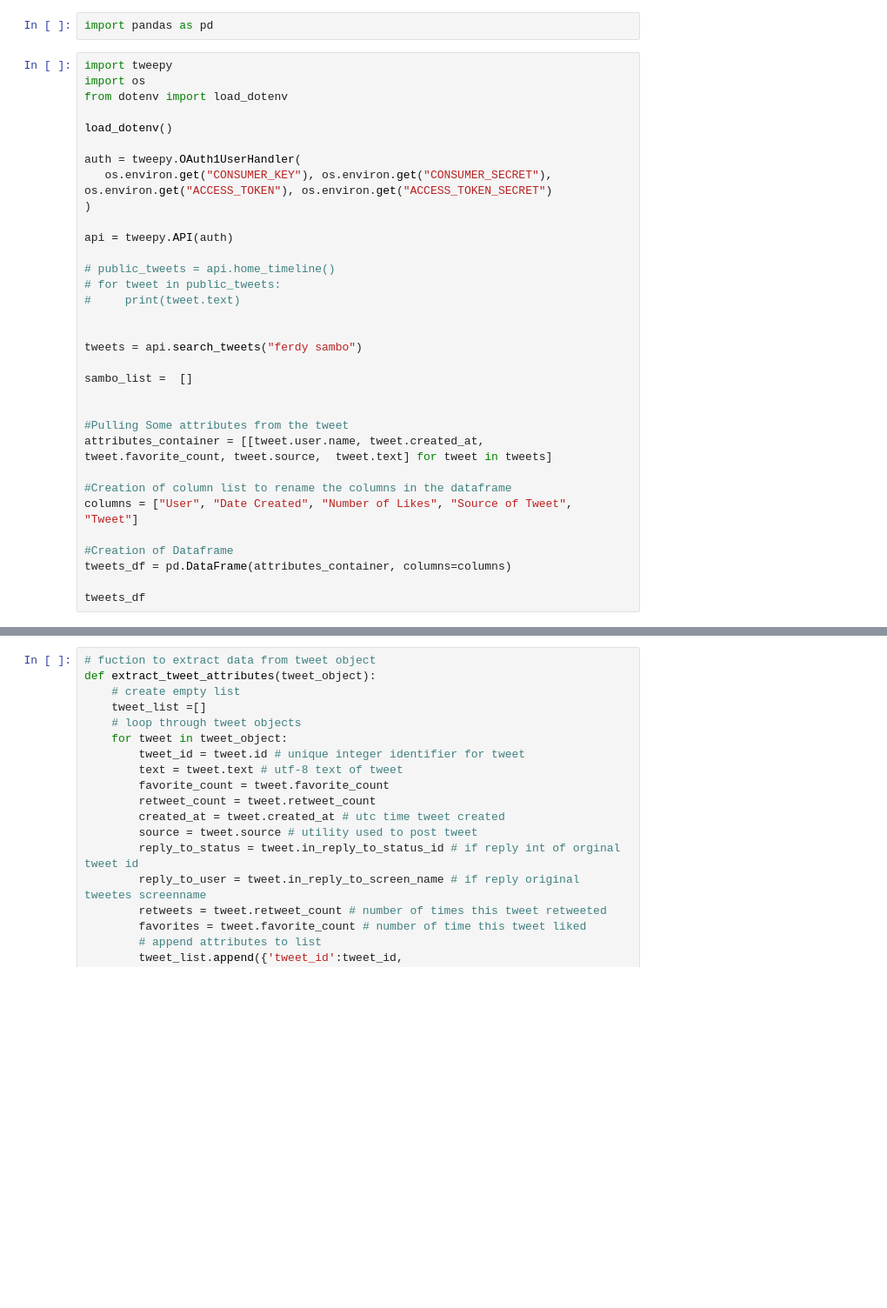
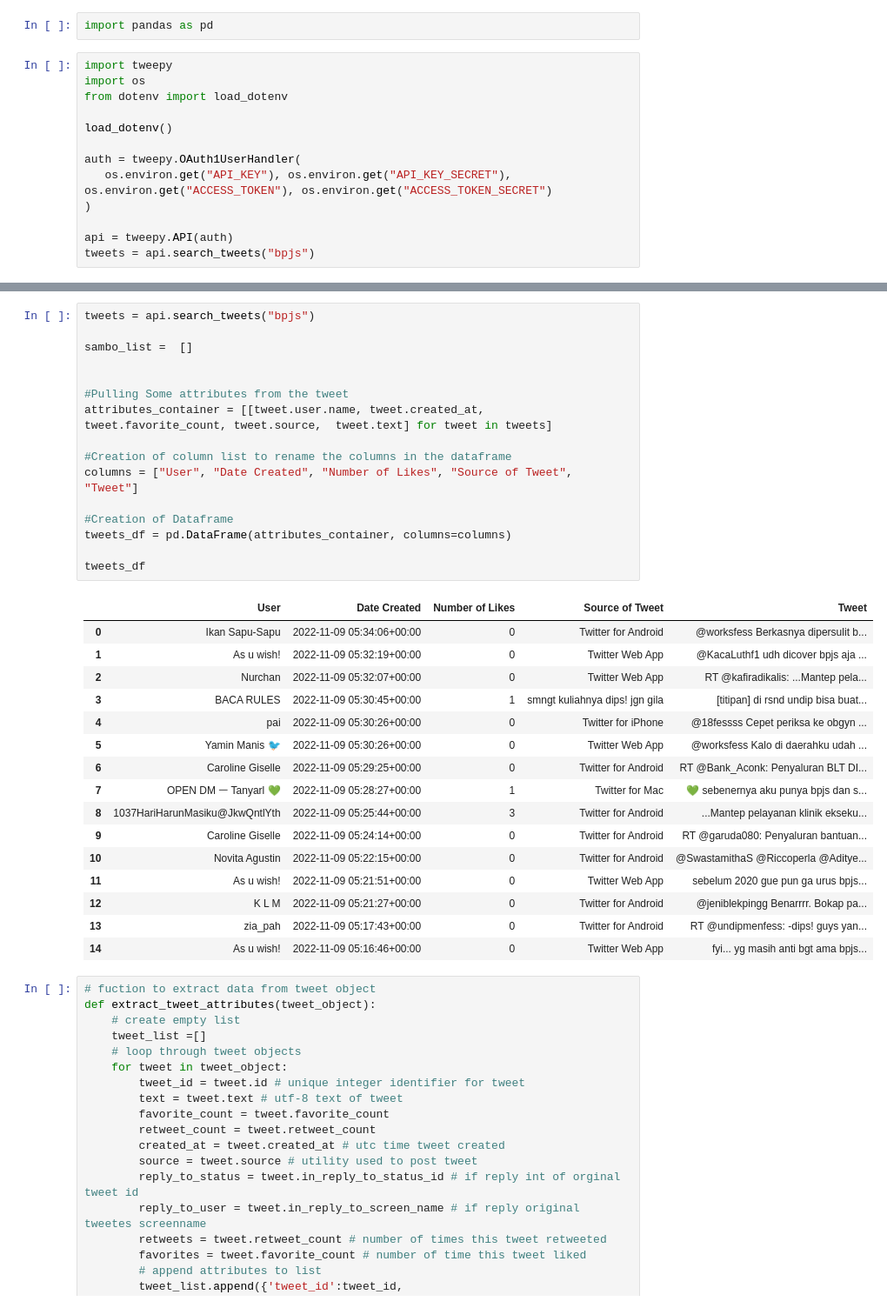
Before and after one commit to zulkarnen-force/twitter-scrawling, a Jupyter notebook: main.ipynb, the cells around one changed output, grey strips where cells are left out. Shown: that part at 87% size. Saved outputs shown, nothing was run; the diff lists cells and outputs as text; blank space fills up the shorter version.

```diff
--- a/main.ipynb
+++ b/main.ipynb
@@ -8,28 +8,8 @@ from dotenv import load_dotenv
 load_dotenv()
 
 auth = tweepy.OAuth1UserHandler(
-   os.environ.get("CONSUMER_KEY"), os.environ.get("CONSUMER_SECRET"), os.environ.get("ACCESS_TOKEN"), os.environ.get("ACCESS_TOKEN_SECRET")
+   os.environ.get("API_KEY"), os.environ.get("API_KEY_SECRET"), os.environ.get("ACCESS_TOKEN"), os.environ.get("ACCESS_TOKEN_SECRET")
 )
 
 api = tweepy.API(auth)
-
-# public_tweets = api.home_timeline()
-# for tweet in public_tweets:
-#     print(tweet.text)
-
-
-tweets = api.search_tweets("ferdy sambo")
-
-sambo_list =  []
-
-
-#Pulling Some attributes from the tweet
-attributes_container = [[tweet.user.name, tweet.created_at, tweet.favorite_count, tweet.source,  tweet.text] for tweet in tweets]
-
-#Creation of column list to rename the columns in the dataframe
-columns = ["User", "Date Created", "Number of Likes", "Source of Tweet", "Tweet"]
-
-#Creation of Dataframe
-tweets_df = pd.DataFrame(attributes_container, columns=columns)
-
-tweets_df
+tweets = api.search_tweets("bpjs")
@@ -53,3 +19,36 @@ tweets_df
+# %%
+tweets = api.search_tweets("bpjs")
+
+sambo_list =  []
+
+
+#Pulling Some attributes from the tweet
+attributes_container = [[tweet.user.name, tweet.created_at, tweet.favorite_count, tweet.source,  tweet.text] for tweet in tweets]
+
+#Creation of column list to rename the columns in the dataframe
+columns = ["User", "Date Created", "Number of Likes", "Source of Tweet", "Tweet"]
+
+#Creation of Dataframe
+tweets_df = pd.DataFrame(attributes_container, columns=columns)
+
+tweets_df
+# %% [output]
+|  | User | Date Created | Number of Likes | Source of Tweet | Tweet |
+| 0 | Ikan Sapu-Sapu | 2022-11-09 05:34:06+00:00 | 0 | Twitter for Android | @worksfess Berkasnya dipersulit b... |
+| 1 | As u wish! | 2022-11-09 05:32:19+00:00 | 0 | Twitter Web App | @KacaLuthf1 udh dicover bpjs aja ... |
+| 2 | Nurchan | 2022-11-09 05:32:07+00:00 | 0 | Twitter Web App | RT @kafiradikalis: ...Mantep pela... |
+| 3 | BACA RULES | 2022-11-09 05:30:45+00:00 | 1 | smngt kuliahnya dips! jgn gila | [titipan] di rsnd undip bisa buat... |
+| 4 | pai | 2022-11-09 05:30:26+00:00 | 0 | Twitter for iPhone | @18fessss Cepet periksa ke obgyn ... |
+| 5 | Yamin Manis 🐦 | 2022-11-09 05:30:26+00:00 | 0 | Twitter Web App | @worksfess Kalo di daerahku udah ... |
+| 6 | Caroline Giselle | 2022-11-09 05:29:25+00:00 | 0 | Twitter for Android | RT @Bank_Aconk: Penyaluran BLT DI... |
+| 7 | OPEN DM ㅡ Tanyarl 💚 | 2022-11-09 05:28:27+00:00 | 1 | Twitter for Mac | 💚 sebenernya aku punya bpjs dan s... |
+| 8 | 1037HariHarunMasiku@JkwQntlYth | 2022-11-09 05:25:44+00:00 | 3 | Twitter for Android | ...Mantep pelayanan klinik ekseku... |
+| 9 | Caroline Giselle | 2022-11-09 05:24:14+00:00 | 0 | Twitter for Android | RT @garuda080: Penyaluran bantuan... |
+| 10 | Novita Agustin | 2022-11-09 05:22:15+00:00 | 0 | Twitter for Android | @SwastamithaS @Riccoperla @Aditye... |
+| 11 | As u wish! | 2022-11-09 05:21:51+00:00 | 0 | Twitter Web App | sebelum 2020 gue pun ga urus bpjs... |
+| 12 | K L M | 2022-11-09 05:21:27+00:00 | 0 | Twitter for Android | @jeniblekpingg Benarrrr. Bokap pa... |
+| 13 | zia_pah | 2022-11-09 05:17:43+00:00 | 0 | Twitter for Android | RT @undipmenfess: -dips! guys yan... |
+| 14 | As u wish! | 2022-11-09 05:16:46+00:00 | 0 | Twitter Web App | fyi... yg masih anti bgt ama bpjs... |
 # %%
 # fuction to extract data from tweet object
 def extract_tweet_attributes(tweet_object):
```
Also changed, not shown: parts of 13 cells of this notebook, 18 other files.
